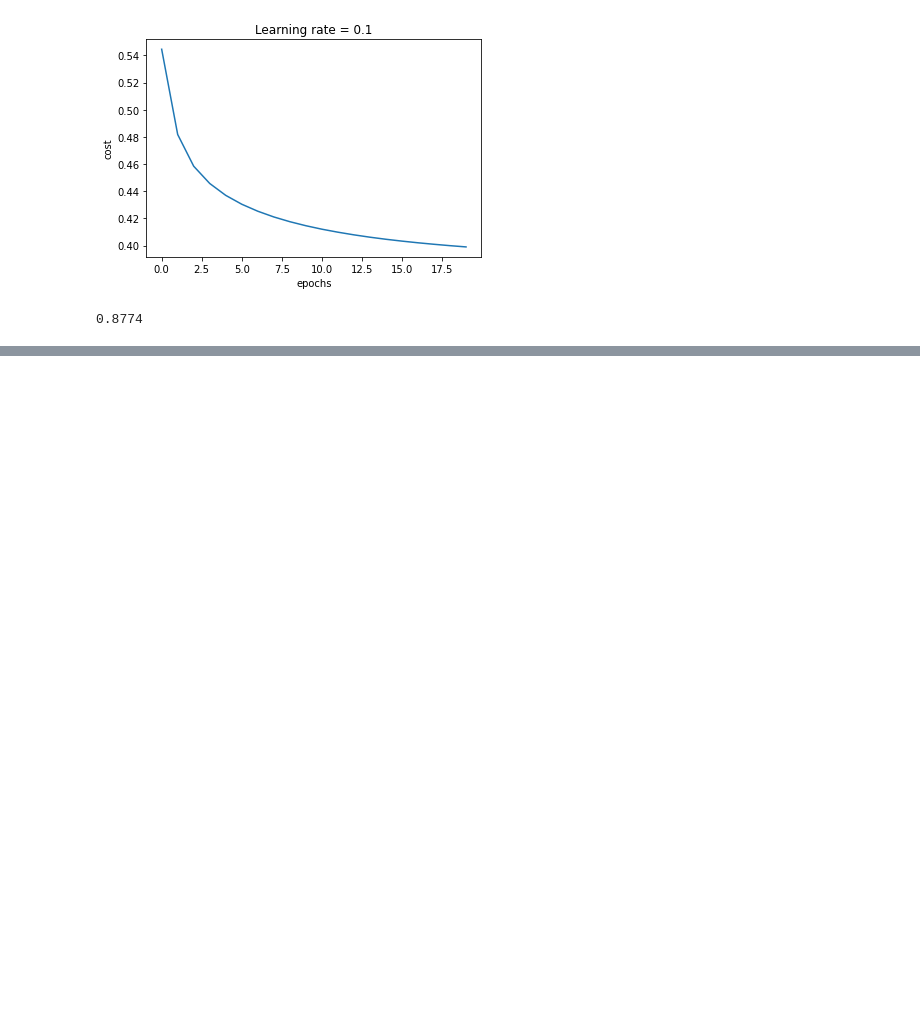
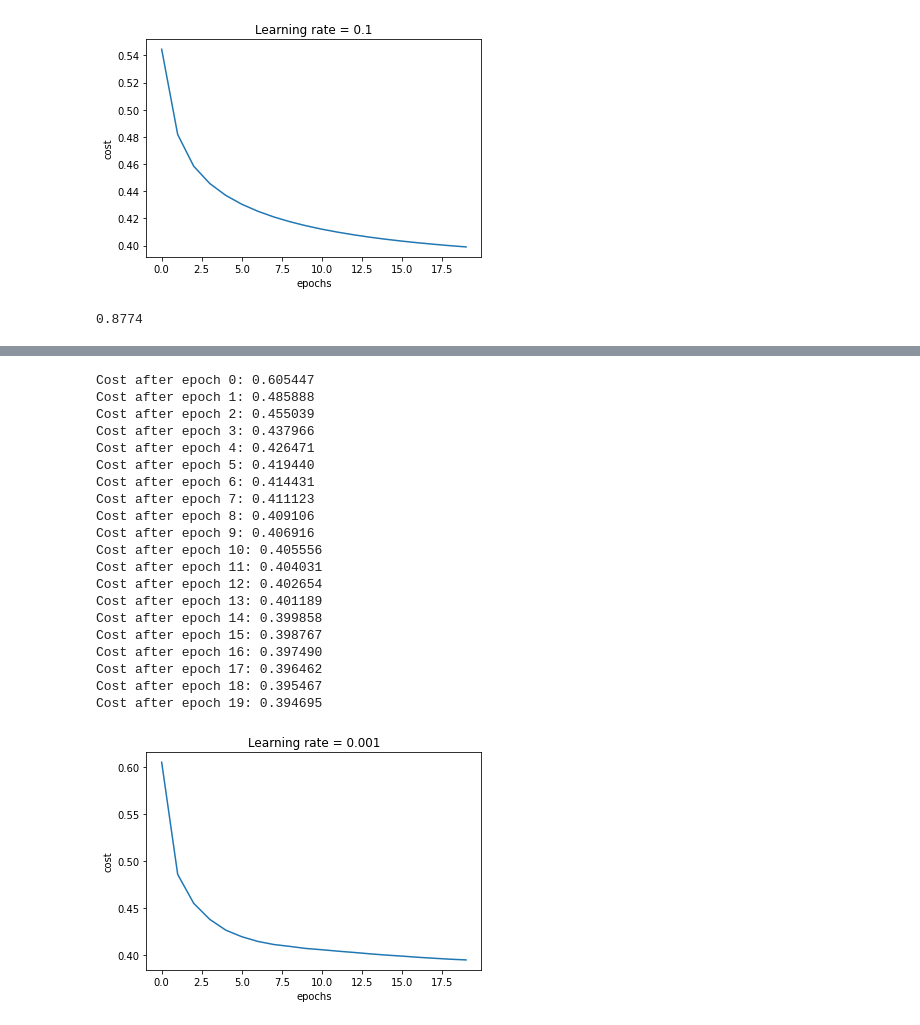
Before and after one commit to happyrabbit/IntroDataScience, a Jupyter notebook: Python/MINST_with_one_hidden_layer.ipynb, the cells around one changed output, grey strips where cells are left out. Cells and saved outputs as stored; diff of their text form; code cells hidden in the pictures; blank space fills up the shorter version.

```diff
--- a/Python/MINST_with_one_hidden_layer.ipynb
+++ b/Python/MINST_with_one_hidden_layer.ipynb
@@ -538,0 +887,25 @@ np.mean(yhat_test == y)
+# %%
+parameters = model(X_train, y_train, n_h = 4,  mini_batch_size=128, learning_rate= 0.001,  beta=0.9,
+          beta1=0, beta2=0.9, optimizer="adam")
+# %% [output]
+Cost after epoch 0: 0.605447
+Cost after epoch 1: 0.485888
+Cost after epoch 2: 0.455039
+Cost after epoch 3: 0.437966
+Cost after epoch 4: 0.426471
+Cost after epoch 5: 0.419440
+Cost after epoch 6: 0.414431
+Cost after epoch 7: 0.411123
+Cost after epoch 8: 0.409106
+Cost after epoch 9: 0.406916
+Cost after epoch 10: 0.405556
+Cost after epoch 11: 0.404031
+Cost after epoch 12: 0.402654
+Cost after epoch 13: 0.401189
+Cost after epoch 14: 0.399858
+Cost after epoch 15: 0.398767
+Cost after epoch 16: 0.397490
+Cost after epoch 17: 0.396462
+Cost after epoch 18: 0.395467
+Cost after epoch 19: 0.394695
+[figure, added]
```
Also changed, not shown: parts of 29 cells of this notebook.
